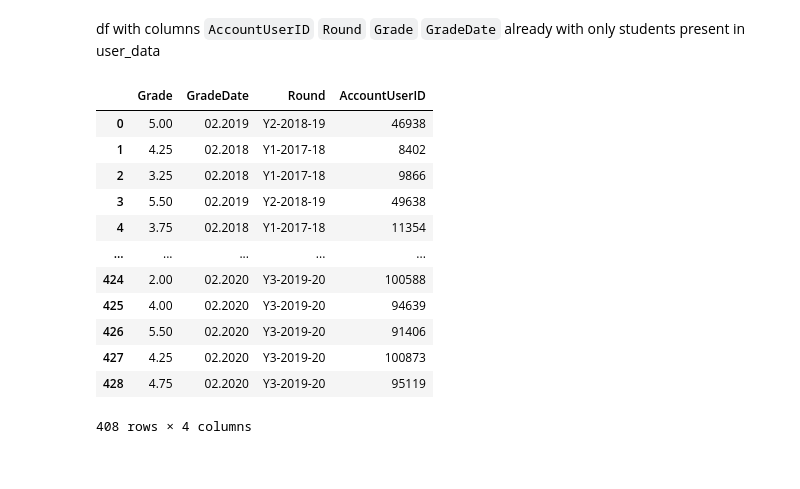
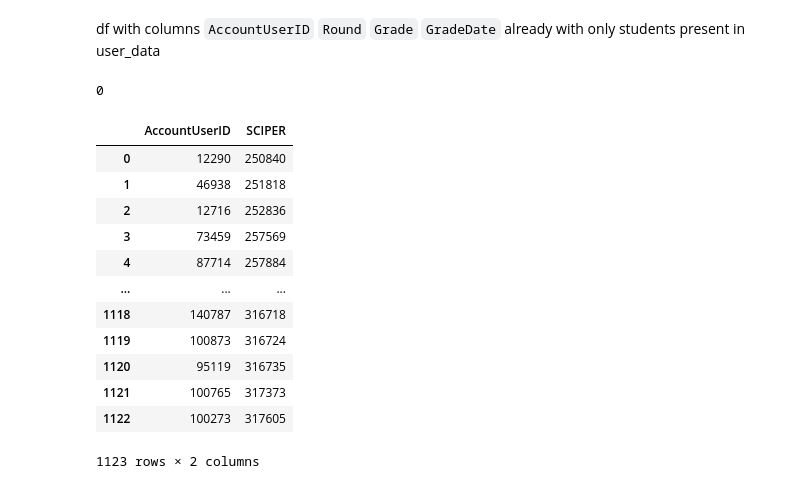
Before and after one commit to epfl-ml4ed/flipped-classroom, a Jupyter notebook: notebooks/preliminary_exploratory_analysis.ipynb, the cells around one changed output. Saved outputs shown, nothing was run; the diff lists cells and outputs as text; code cells hidden in the pictures.

```diff
--- a/notebooks/preliminary_exploratory_analysis.ipynb
+++ b/notebooks/preliminary_exploratory_analysis.ipynb
@@ -637,16 +635,23 @@ d = getExamInfo()
-# %%
-d
-# %% [output]
-|  | Grade | GradeDate | Round | AccountUserID |
-| 0 | 5.00 | 02.2019 | Y2-2018-19 | 46938 |
-| 1 | 4.25 | 02.2018 | Y1-2017-18 | 8402 |
-| 2 | 3.25 | 02.2018 | Y1-2017-18 | 9866 |
-| 3 | 5.50 | 02.2019 | Y2-2018-19 | 49638 |
-| 4 | 3.75 | 02.2018 | Y1-2017-18 | 11354 |
-| ... | ... | ... | ... | ... |
-| 424 | 2.00 | 02.2020 | Y3-2019-20 | 100588 |
-| 425 | 4.00 | 02.2020 | Y3-2019-20 | 94639 |
-| 426 | 5.50 | 02.2020 | Y3-2019-20 | 91406 |
-| 427 | 4.25 | 02.2020 | Y3-2019-20 | 100873 |
-| 428 | 4.75 | 02.2020 | Y3-2019-20 | 95119 |
-408 rows × 4 columns
+# %%
+# condition = pd.concat([, getStudentCondition(flipped=False, id_anon=True)])
+# del condition['Round']
+getStudentCondition(flipped=False, id_anon=True).duplicated().sum()
+# %% [output]
+0
+# %%
+mapping = getMapping()
+mapping
+# %% [output]
+|  | AccountUserID | SCIPER |
+| 0 | 12290 | 250840 |
+| 1 | 46938 | 251818 |
+| 2 | 12716 | 252836 |
+| 3 | 73459 | 257569 |
+| 4 | 87714 | 257884 |
+| ... | ... | ... |
+| 1118 | 140787 | 316718 |
+| 1119 | 100873 | 316724 |
+| 1120 | 95119 | 316735 |
+| 1121 | 100765 | 317373 |
+| 1122 | 100273 | 317605 |
+1123 rows × 2 columns
```
Also changed, not shown: parts of 5 cells of this notebook, 1 other file.
